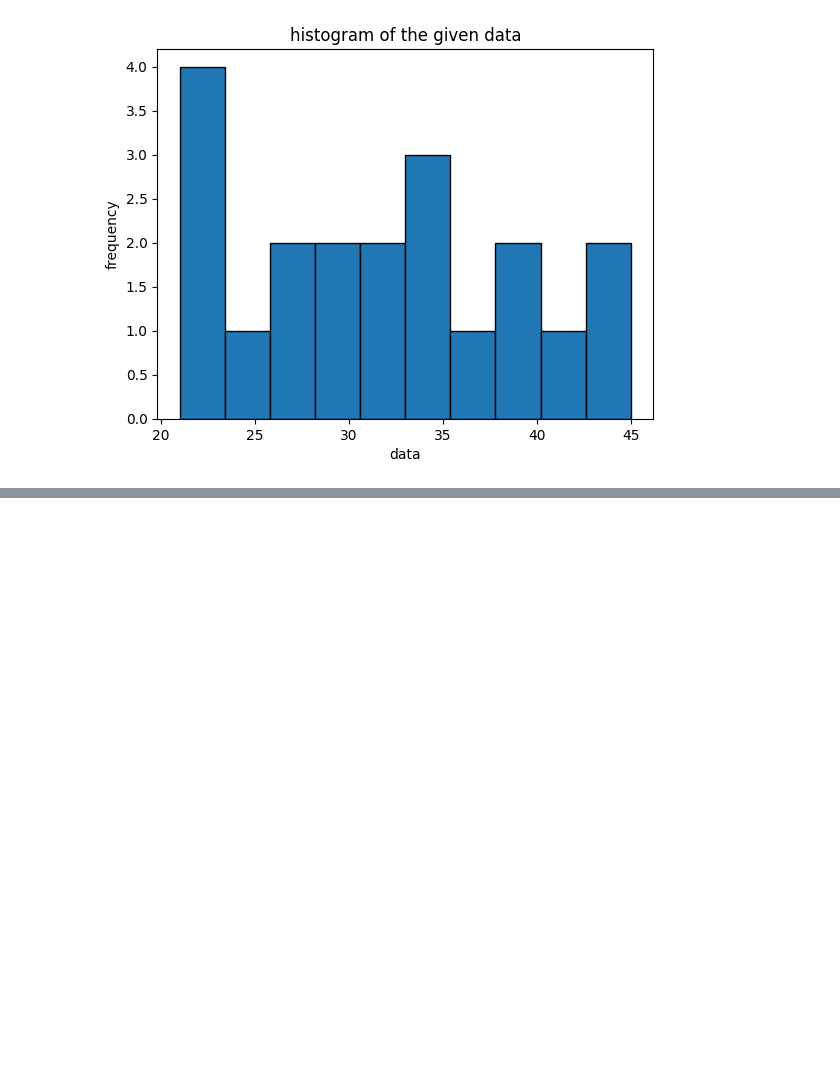
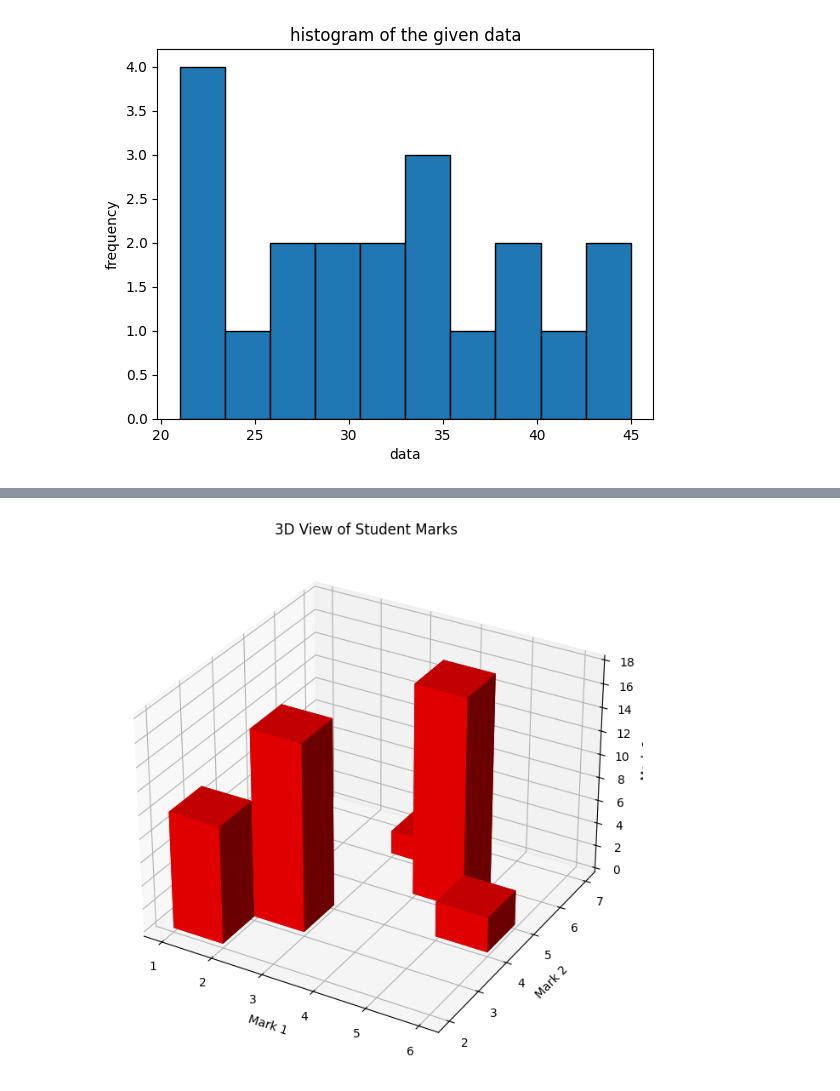
Before and after one commit to Avinash2003-11/Machine-learning, a Jupyter notebook: exp.ipynb, the cells around one changed output, grey strips where cells are left out. Cells and saved outputs as stored; diff of their text form; code cells hidden in the pictures; blank space fills up the shorter version.

```diff
--- a/exp.ipynb
+++ b/exp.ipynb
@@ -388,0 +409,30 @@ plt.show()
+# %%
+import matplotlib.pyplot as plt
+import numpy as np
+
+# Data for bar positions and heights
+a = [1, 2, 3, 4, 5]  # X positions
+b = [2, 3, 6, 5, 4]  # Y positions
+c = np.zeros(5)  # Bars start from z=0
+
+dx = np.ones(5)  # Width of bars
+dy = np.ones(5)  # Depth of bars
+dz = np.random.randint(1, 20, size=5)  # Heights of bars
+
+# Create figure and 3D axis
+fig = plt.figure(figsize=(8, 8))
+ax = fig.add_subplot(111, projection='3d')
+
+# Plot 3D bars
+ax.bar3d(a, b, c, dx, dy, dz, color='red')  # Fixed missing dx, dy, dz
+
+# Labels and title
+ax.set_xlabel("Mark 1")
+ax.set_ylabel("Mark 2")
+ax.set_zlabel("Mark 3")
+ax.set_title("3D View of Student Marks")
+
+# Show plot
+plt.show()
+# %% [output]
+[figure, added]
```
Also changed, not shown: parts of 1 cell of this notebook.
